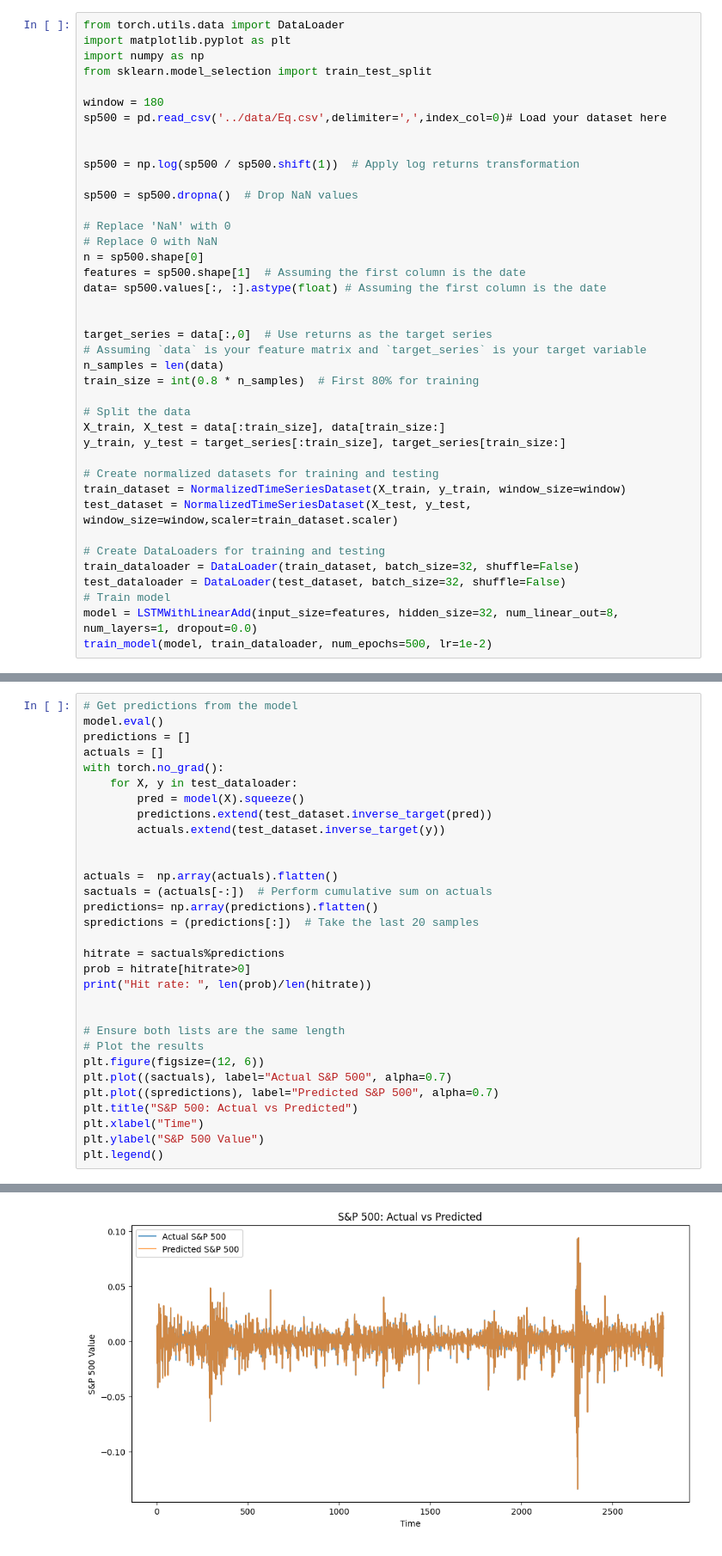
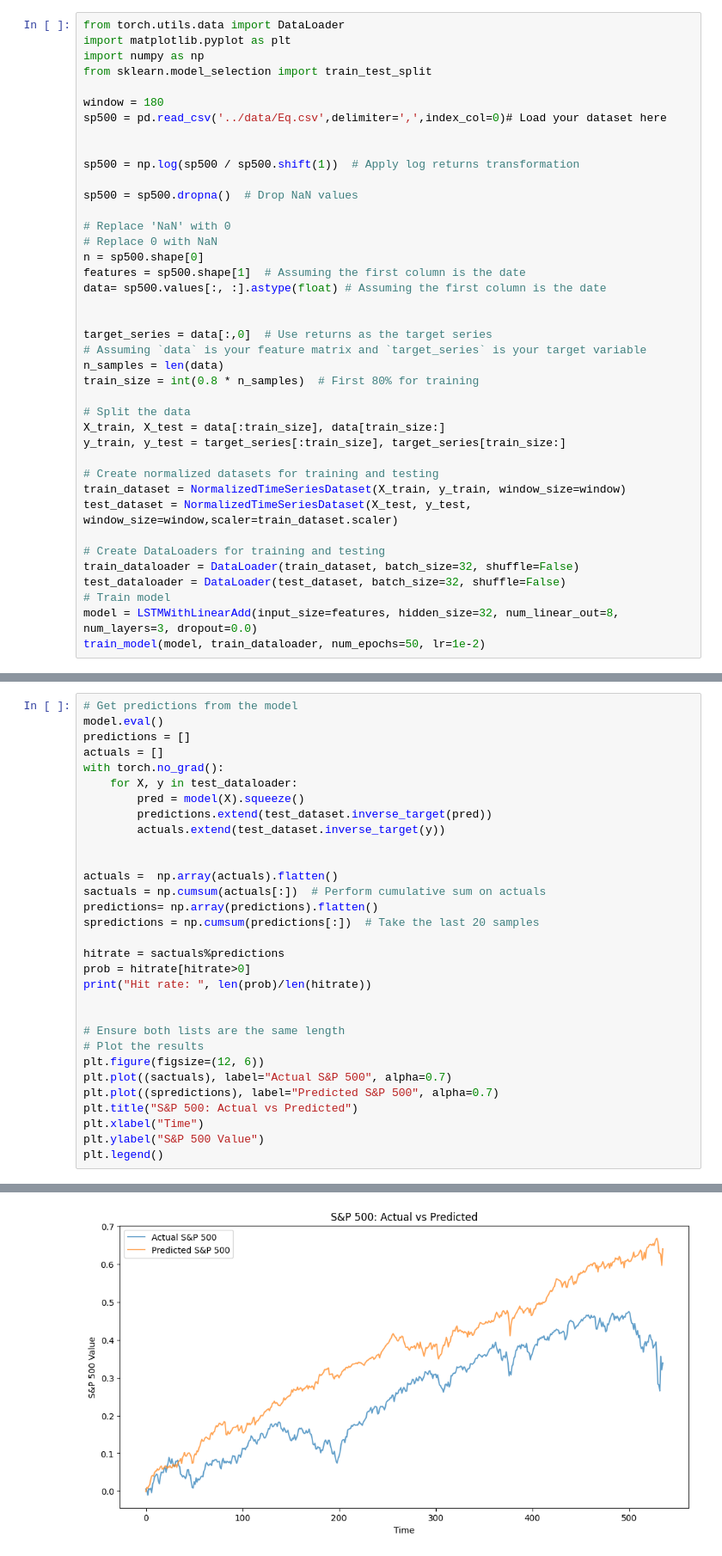
Before and after one commit to frannuca/pythianRisk, a Jupyter notebook: notebooks/lstm_ml.ipynb, the cells around one changed output, grey strips where cells are left out. Shown: that part at 86% size. Cells and saved outputs as stored; diff of their text form.

```diff
--- a/notebooks/lstm_ml.ipynb
+++ b/notebooks/lstm_ml.ipynb
@@ -161,6 +161,6 @@ test_dataset = NormalizedTimeSeriesDataset(X_test, y_test, window_size=window,sc
 train_dataloader = DataLoader(train_dataset, batch_size=32, shuffle=False)
 test_dataloader = DataLoader(test_dataset, batch_size=32, shuffle=False)
 # Train model
-model = LSTMWithLinearAdd(input_size=features, hidden_size=32, num_linear_out=8, num_layers=1, dropout=0.0)
-train_model(model, train_dataloader, num_epochs=500, lr=1e-2)
+model = LSTMWithLinearAdd(input_size=features, hidden_size=32, num_linear_out=8, num_layers=3, dropout=0.0)
+train_model(model, train_dataloader, num_epochs=50, lr=1e-2)
 # %% [output]
@@ -194,9 +194,9 @@ with torch.no_grad():
 
 
 actuals =  np.array(actuals).flatten()
-sactuals = (actuals[-:])  # Perform cumulative sum on actuals
+sactuals = np.cumsum(actuals[:])  # Perform cumulative sum on actuals
 predictions= np.array(predictions).flatten()
-spredictions = (predictions[:])  # Take the last 20 samples
+spredictions = np.cumsum(predictions[:])  # Take the last 20 samples
 
 hitrate = sactuals%predictions
 prob = hitrate[hitrate>0]
@@ -217,2 +217,2 @@ Hit rate:  0.541726618705036
 <matplotlib.legend.Legend at 0x...>
-[figure, old version]
+[figure, new version]
```
Also changed, not shown: parts of 2 cells of this notebook.
